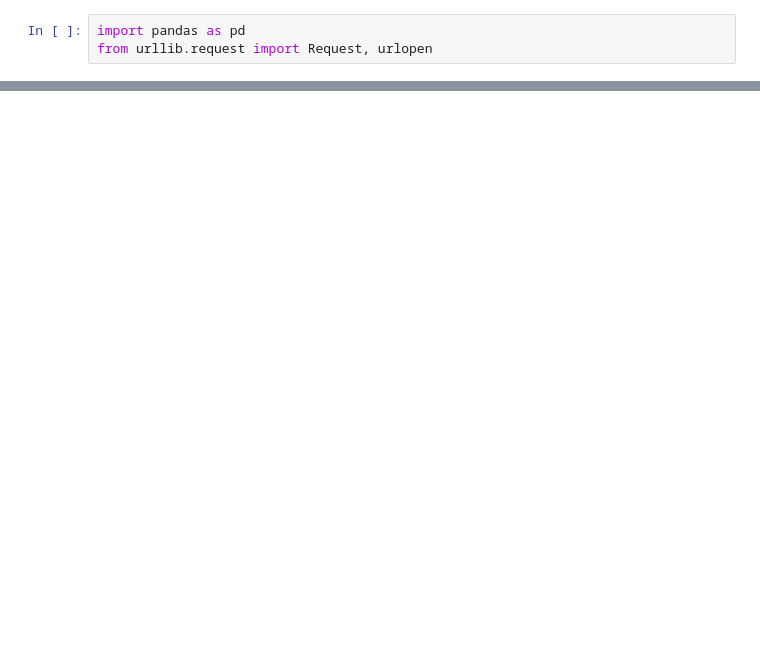
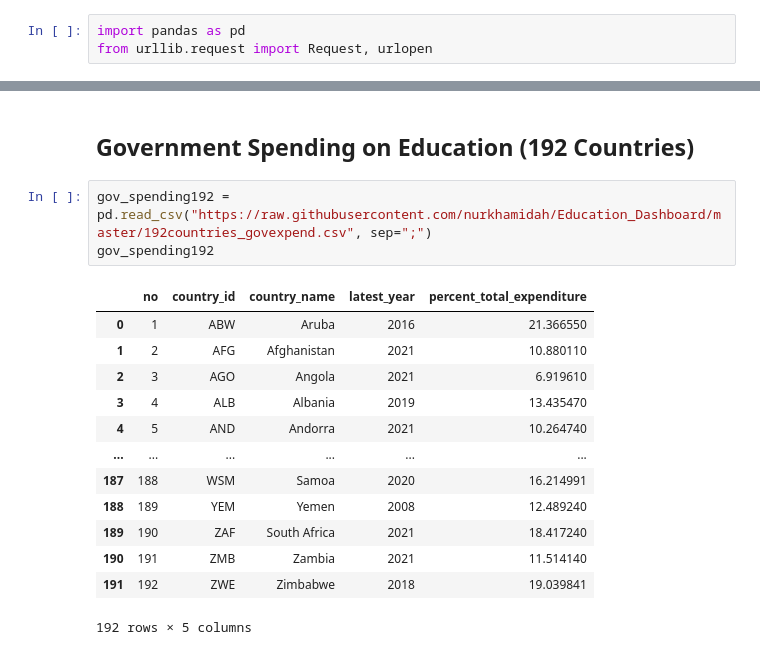
Before and after one commit to nurkhamidah/Education_Dashboard, a Jupyter notebook: object.ipynb, the cells around one changed output, grey strips where cells are left out. Drawn from its saved outputs; the diff is of its cells as text; blank space fills up the shorter version.

```diff
--- a/object.ipynb
+++ b/object.ipynb
@@ -22,0 +42,19 @@ pisa_score
+# %% [markdown]
+## Government Spending on Education (192 Countries)
+# %%
+gov_spending192 = pd.read_csv("https://raw.githubusercontent.com/nurkhamidah/Education_Dashboard/master/192countries_govexpend.csv", sep=";")
+gov_spending192
+# %% [output]
+|  | no | country_id | country_name | latest_year | percent_total_expenditure |
+| 0 | 1 | ABW | Aruba | 2016 | 21.366550 |
+| 1 | 2 | AFG | Afghanistan | 2021 | 10.880110 |
+| 2 | 3 | AGO | Angola | 2021 | 6.919610 |
+| 3 | 4 | ALB | Albania | 2019 | 13.435470 |
+| 4 | 5 | AND | Andorra | 2021 | 10.264740 |
+| ... | ... | ... | ... | ... | ... |
+| 187 | 188 | WSM | Samoa | 2020 | 16.214991 |
+| 188 | 189 | YEM | Yemen | 2008 | 12.489240 |
+| 189 | 190 | ZAF | South Africa | 2021 | 18.417240 |
+| 190 | 191 | ZMB | Zambia | 2021 | 11.514140 |
+| 191 | 192 | ZWE | Zimbabwe | 2018 | 19.039841 |
+192 rows × 5 columns
```
Also changed, not shown: parts of 11 cells of this notebook, 9 other files.
